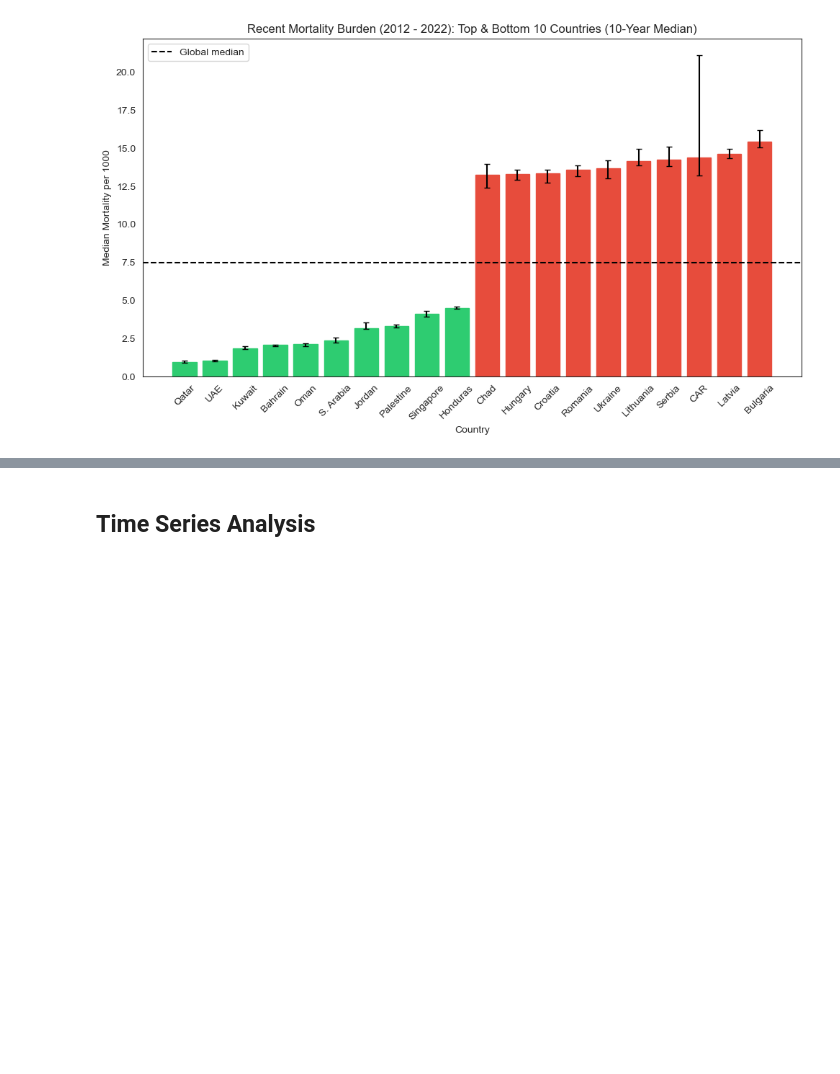
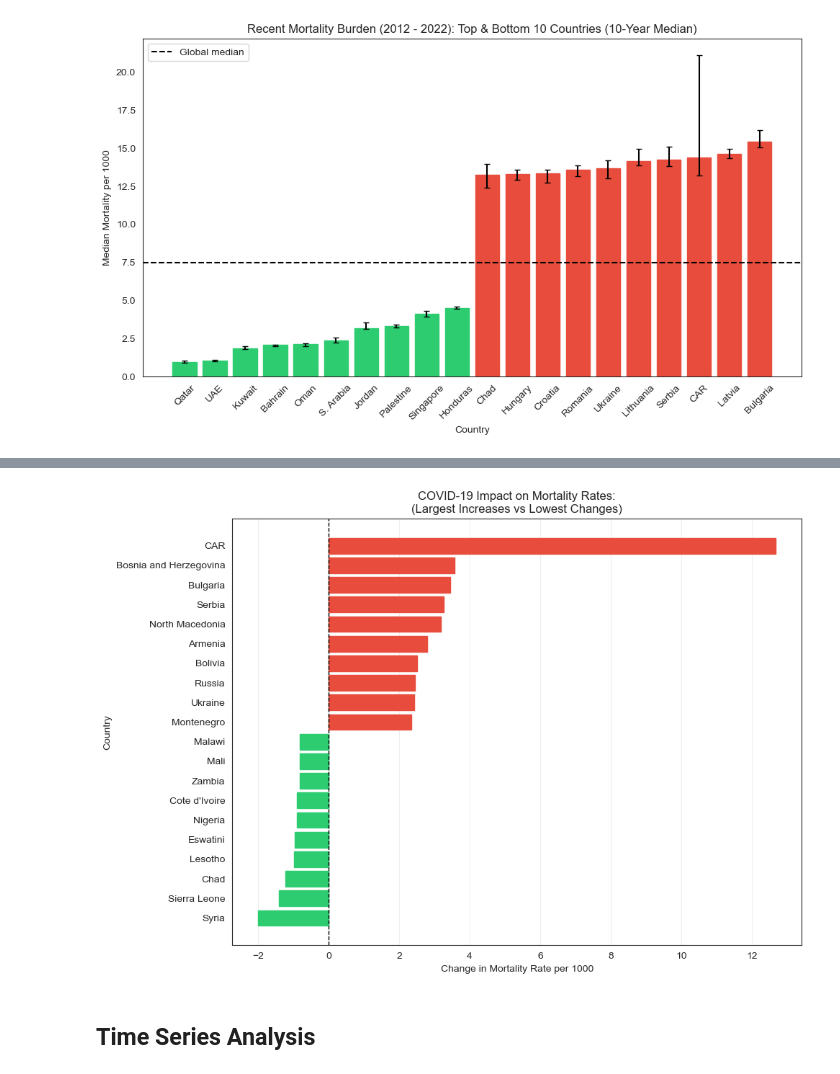
Before and after one commit to inhuman-44x/global_mortality_analysis, a Jupyter notebook: notebooks/01_eda.ipynb, the cells around one changed output, grey strips where cells are left out. Cells and saved outputs as stored; diff of their text form; code cells hidden in the pictures; blank space fills up the shorter version.

```diff
--- a/notebooks/01_eda.ipynb
+++ b/notebooks/01_eda.ipynb
@@ -315,2 +468,75 @@ plt.show()
+# %%
+pre_covid = (df[(df['year'] >= 2015) & (df['year'] <= 2019)]
+         .groupby('entity')['mortality_per_1000'].mean()
+         .reset_index(name = 'pre_covid_mr')
+         )
+
+covid_change = pre_covid.merge(covid, on = 'entity')
+covid_change['absolute_change'] =  covid_change['covid_mr'] - covid_change['pre_covid_mr']
+covid_change['percent_change'] = covid_change['absolute_change'] / covid_change['pre_covid_mr'] * 100
+
+# Top worsening countries
+worst_10 = covid_change.sort_values(
+    'absolute_change',
+    ascending=False
+).head(10)
+
+# Lowest change / improvement countries
+best_10 = covid_change.sort_values(
+    'absolute_change',
+    ascending=True
+).head(10)
+
+# Combine
+combined = pd.concat([best_10, worst_10])
+
+# Sort for plotting
+combined = combined.sort_values('absolute_change')
+
+# Colors
+combined['color'] = combined['absolute_change'].apply(
+    lambda x: '#2ECC71' if x < 0 else '#E74C3C'
+)
+
+# Optional short labels
+combined['entity'] = combined['entity'].replace({
+    'United Arab Emirates': 'UAE',
+    'Central African Republic': 'CAR'
+})
+
+# Plot
+plt.figure(figsize=(10, 7))
+
+bars = plt.barh(
+    combined['entity'],
+    combined['absolute_change']
+)
+
+# Apply colors
+for bar, color in zip(bars, combined['color']):
+    bar.set_color(color)
+
+# Reference line
+plt.axvline(
+    0,
+    color='black',
+    linestyle='--',
+    linewidth=1
+)
+
+plt.xlabel('Change in Mortality Rate per 1000')
+plt.ylabel('Country')
+
+plt.title(
+    'COVID-19 Impact on Mortality Rates:\n'
+    '(Largest Increases vs Lowest Changes)'
+)
+
+plt.grid(axis='x', alpha=0.3)
+
+plt.tight_layout()
+plt.show()
+# %% [output]
+[figure, added]
 # %% [markdown]
 ## Time Series Analysis
```
Also changed, not shown: parts of 24 cells of this notebook, 2 other files.
